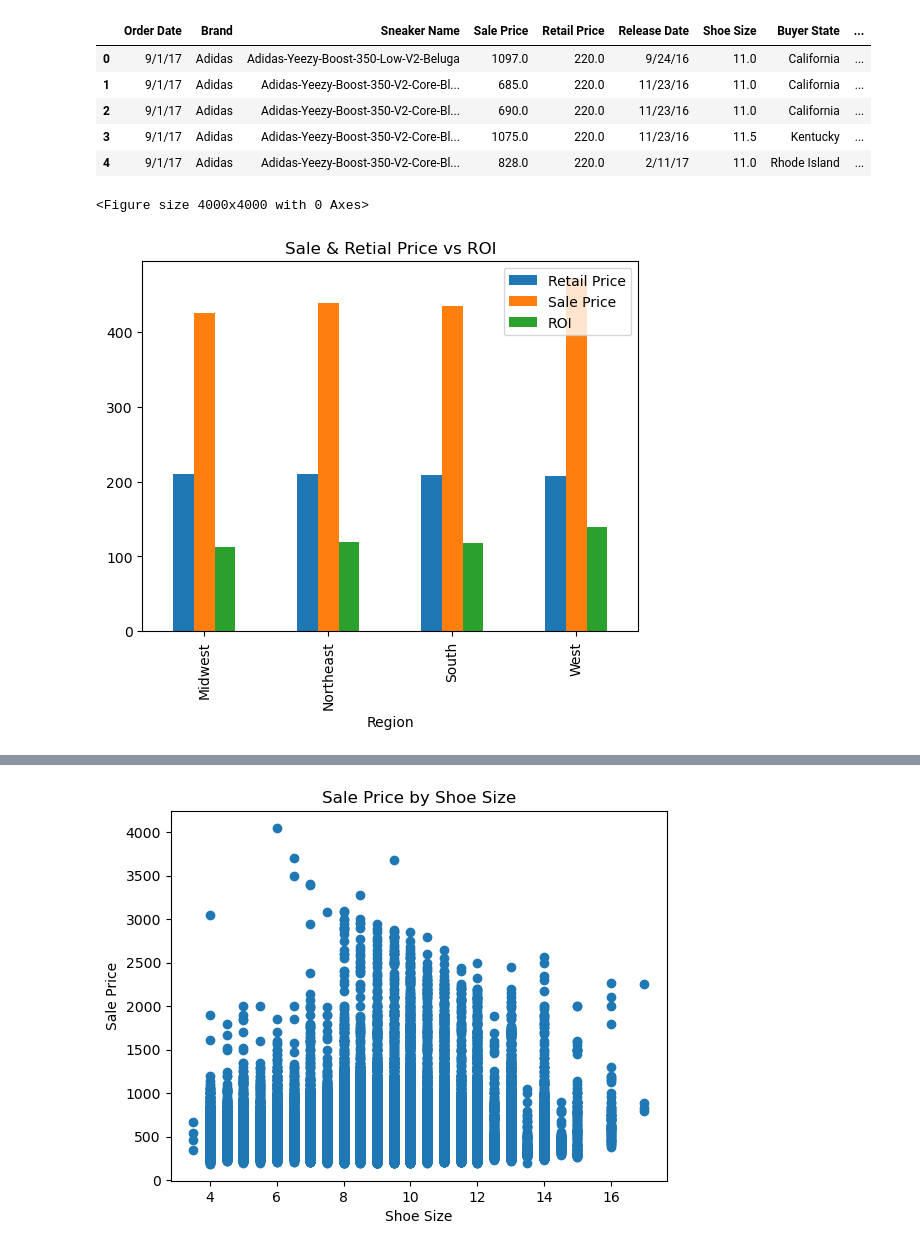
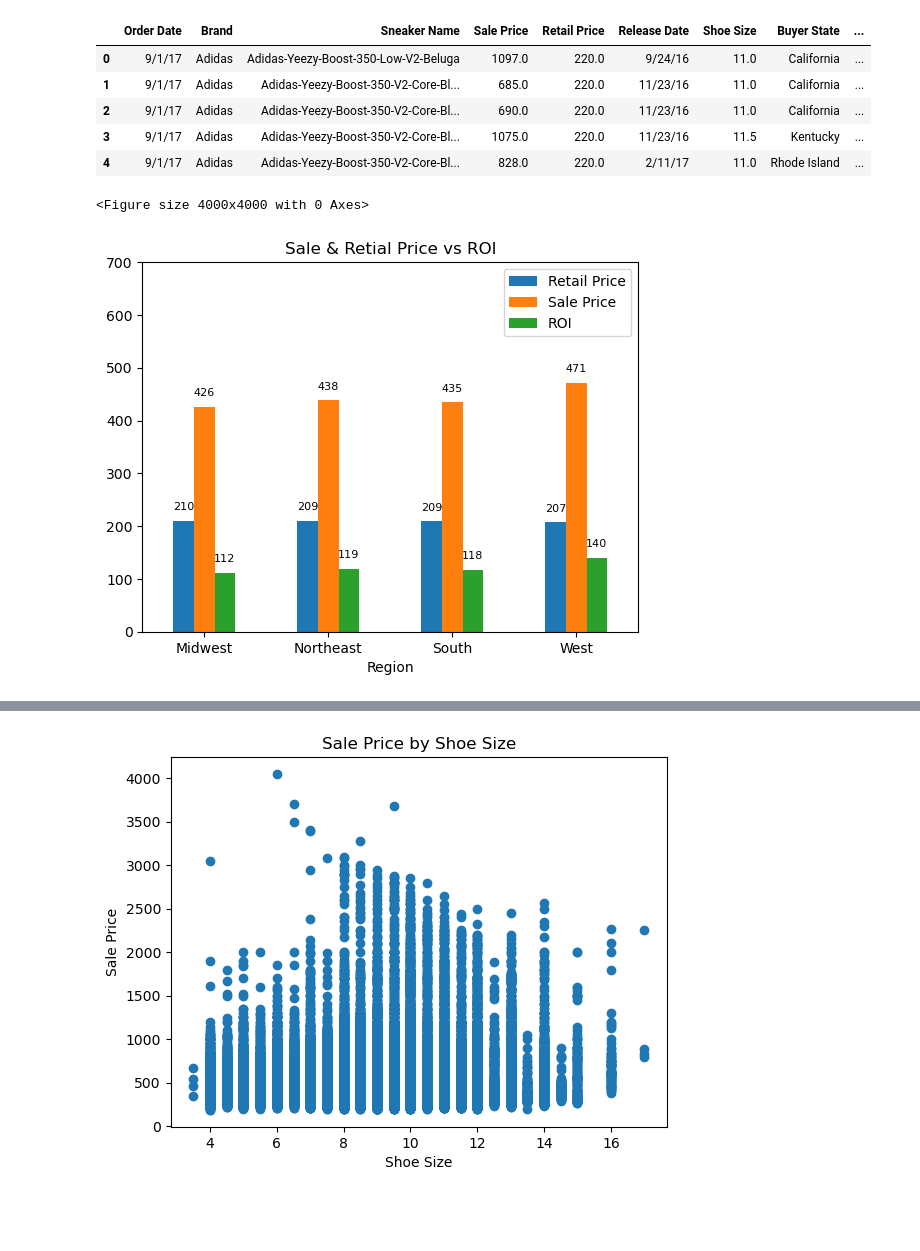
Before and after one commit to melissaa06/SNKRS_R_US, a Jupyter notebook: SneakerPy.ipynb, the cells around one changed output, grey strips where cells are left out. Saved outputs shown, nothing was run; the diff lists cells and outputs as text; code cells hidden in the pictures; blank space fills up the shorter version.

Commit message:
added lables to bar charts

```diff
--- a/SneakerPy.ipynb
+++ b/SneakerPy.ipynb
@@ -73,12 +73,20 @@ sneaker_data.head()
 # %%
 #Bar chart grouped by region and display mean ROI
 grouped_sneaker_name = sneaker_data.groupby('Region')[['Retail Price','Sale Price', 'ROI']].mean()
 plt.figure(figsize=(40,40))
-grouped_sneaker_name.plot(kind='bar')
+Bar1 = grouped_sneaker_name.plot(kind='bar')
+
+# Adding data labels
+for p in Bar1.patches:
+    Bar1.annotate(f'{p.get_height():.0f}', (p.get_x() + p.get_width() / 2., p.get_height()),
+                ha='center', va='center', xytext=(0, 10), textcoords='offset points', fontsize=8)
+
 plt.title('Sale & Retial Price vs ROI')
 plt.xlabel('Region')
+plt.xticks(rotation=0)
+plt.ylim(0, 700)
 plt.show()
 # %% [output]
 <Figure size 4000x4000 with 0 Axes>
-[figure, old version]
+[figure, new version]
 # %%
```
Also changed, not shown: parts of 2 cells of this notebook.
